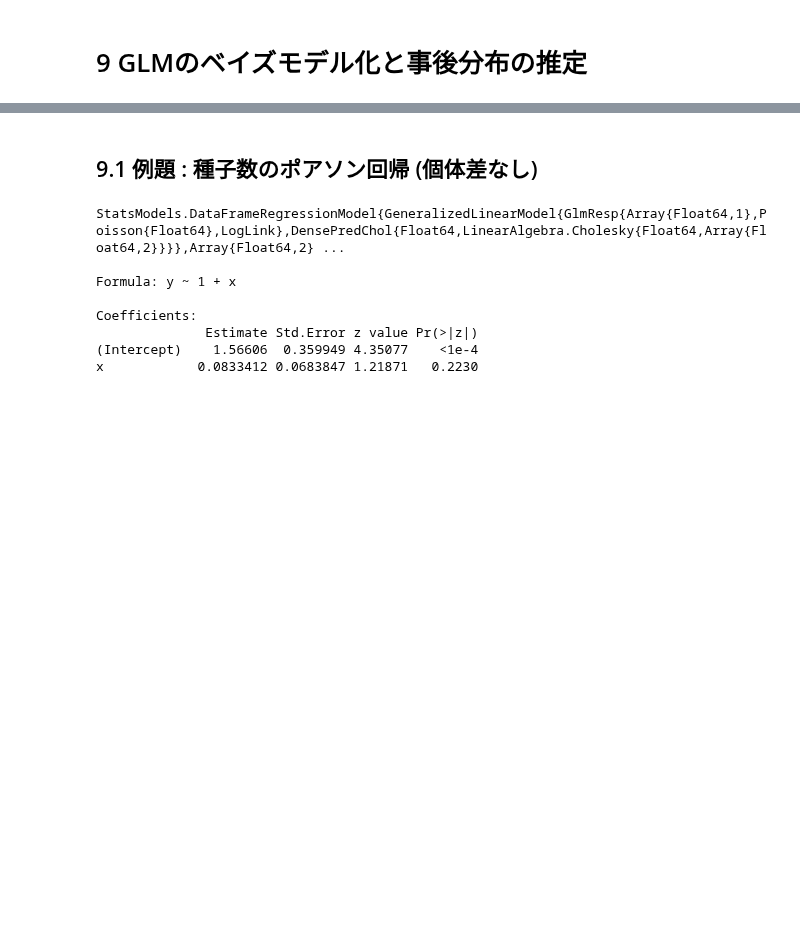
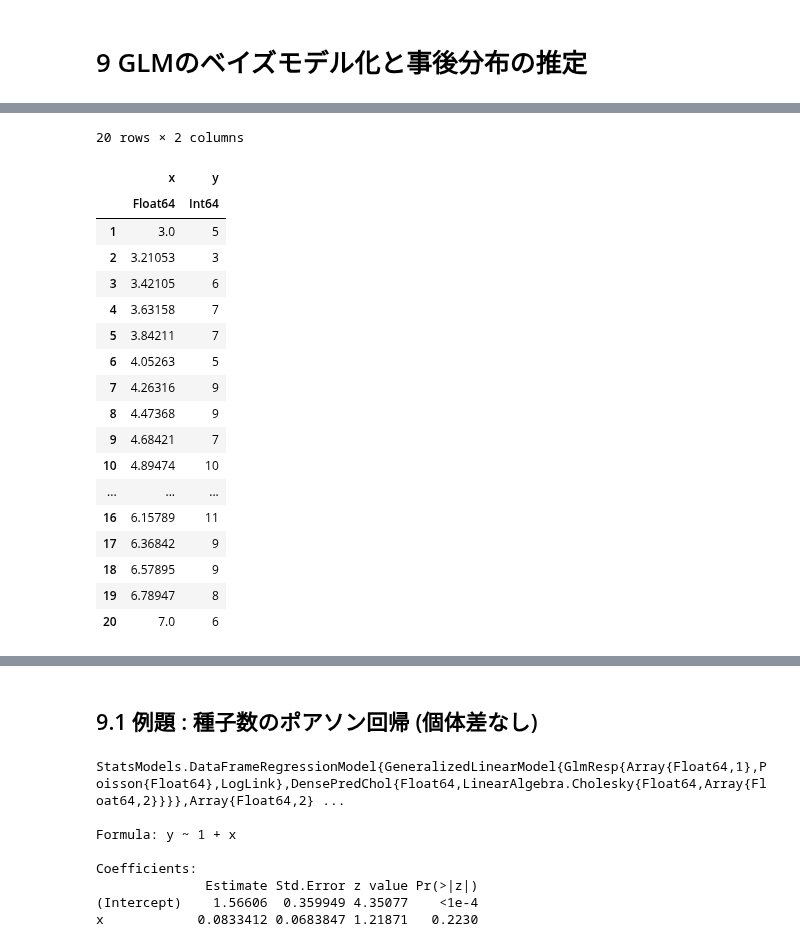
Before and after one commit to matsueushi/kubo_analysis_julia, a Jupyter notebook: section9.ipynb, the cells around one changed output, grey strips where cells are left out. Cells and saved outputs as stored; diff of their text form; code cells hidden in the pictures; blank space fills up the shorter version.

```diff
--- a/section9.ipynb
+++ b/section9.ipynb
@@ -9,5 +13,26 @@ using Plots
 # %%
 df = CSV.read("data/section9.csv");
+disallowmissing!(df)
+# %% [output]
+20 rows × 2 columns
+|  | x | y |
+|  | Float64 | Int64 |
+| 1 | 3.0 | 5 |
+| 2 | 3.21053 | 3 |
+| 3 | 3.42105 | 6 |
+| 4 | 3.63158 | 7 |
+| 5 | 3.84211 | 7 |
+| 6 | 4.05263 | 5 |
+| 7 | 4.26316 | 9 |
+| 8 | 4.47368 | 9 |
+| 9 | 4.68421 | 7 |
+| 10 | 4.89474 | 10 |
+| ... | ... | ... |
+| 16 | 6.15789 | 11 |
+| 17 | 6.36842 | 9 |
+| 18 | 6.57895 | 9 |
+| 19 | 6.78947 | 8 |
+| 20 | 7.0 | 6 |
 # %%
 df
 # %% [output]
```
Also changed, not shown: parts of 18 cells of this notebook.
